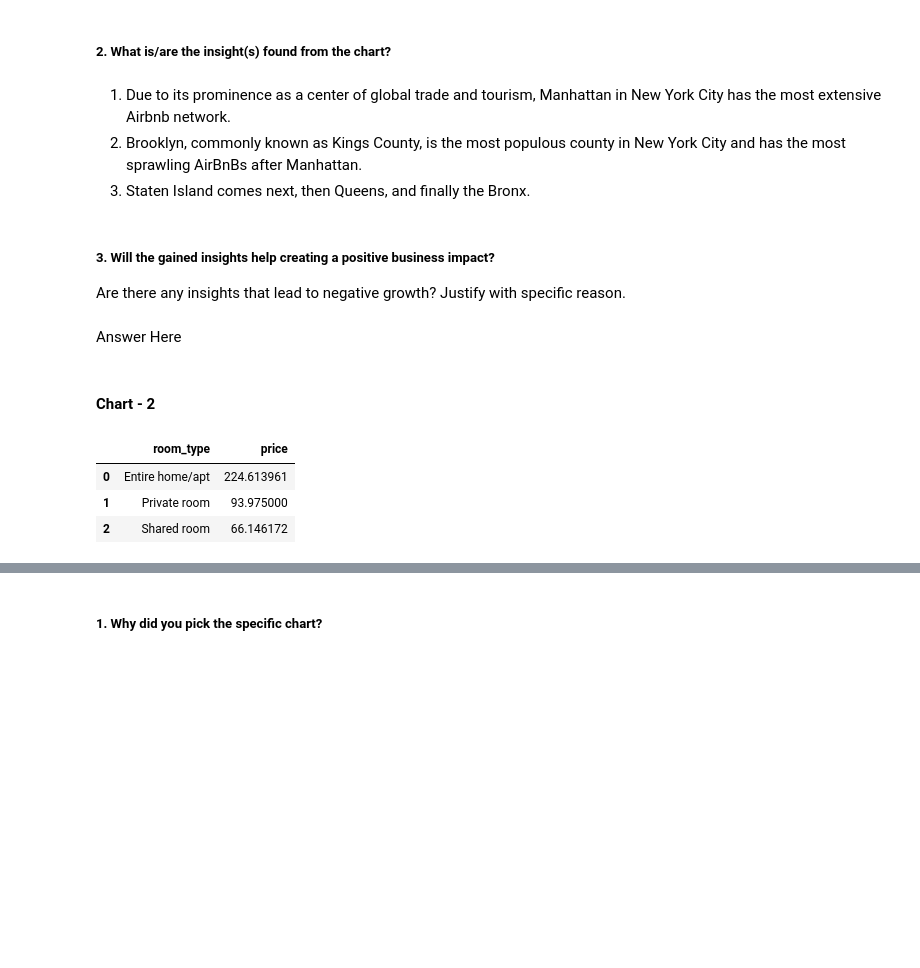
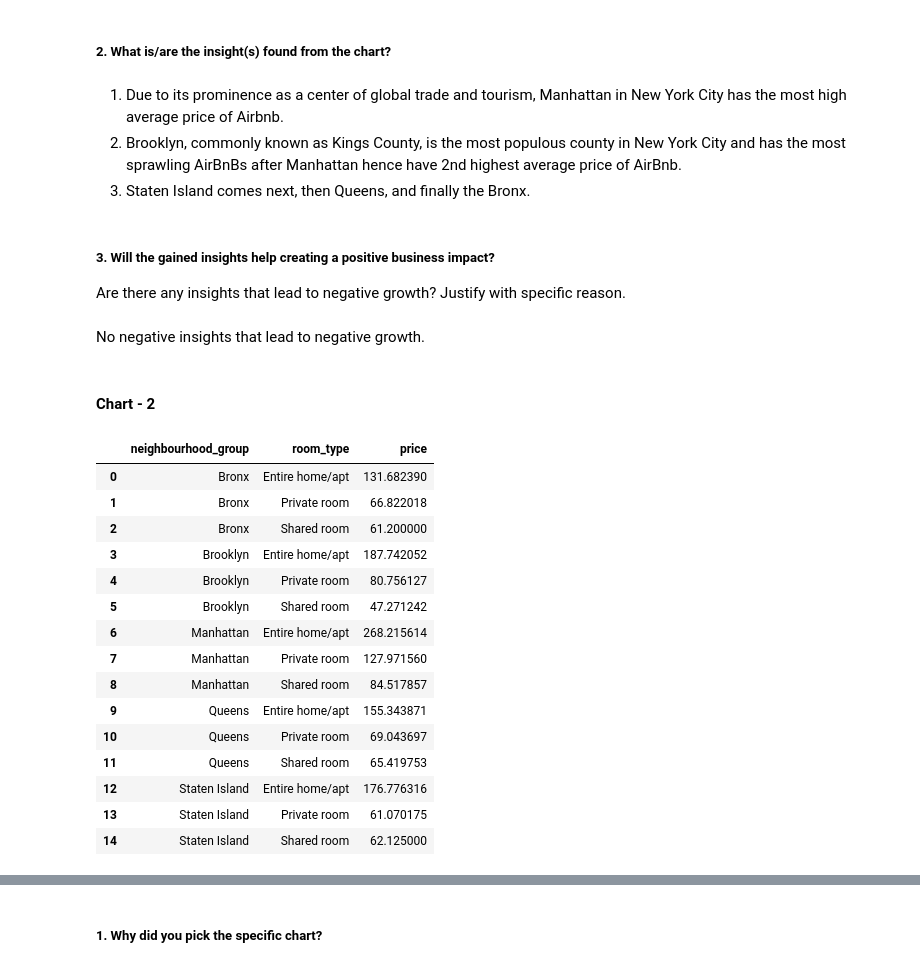
Before and after one commit to Dheerajraghava/Dheerajraghav_Airbnb_Bookings_Analysis_Capstone_Project, a Jupyter notebook: Copy_of_Sample_EDA_Submission_Template.ipynb, the cells around one changed output, grey strips where cells are left out. Saved outputs shown, nothing was run; the diff lists cells and outputs as text; code cells hidden in the pictures; blank space fills up the shorter version.

```diff
--- a/Copy_of_Sample_EDA_Submission_Template.ipynb
+++ b/Copy_of_Sample_EDA_Submission_Template.ipynb
@@ -721,25 +721,37 @@ We have 'Neighbourhood_group' as a categorical variable, hence a bar chart was c
 # %% [markdown]
 ##### 2. What is/are the insight(s) found from the chart?
 # %% [markdown]
-1. Due to its prominence as a center of global trade and tourism, Manhattan in New York City has the most extensive Airbnb network.
-2. Brooklyn, commonly known as Kings County, is the most populous county in New York City and has the most sprawling AirBnBs after Manhattan.
+1. Due to its prominence as a center of global trade and tourism, Manhattan in New York City has the most high average price of Airbnb.
+2. Brooklyn, commonly known as Kings County, is the most populous county in New York City and has the most sprawling AirBnBs after Manhattan hence have 2nd highest average price of AirBnb.
 3. Staten Island comes next, then Queens, and finally the Bronx.
 # %% [markdown]
 ##### 3. Will the gained insights help creating a positive business impact?
 Are there any insights that lead to negative growth? Justify with specific reason.
-# %% [markdown]
-Answer Here
+# %% [markdown]
+No negative insights that lead to negative growth.
 # %% [markdown]
 #### Chart - 2
 # %%
 # Chart - 2 visualization code
 
 #Analise Room type at Airbnb VS Average Prices
-room_type_price=data1.groupby('room_type')['price'].mean().reset_index()
+room_type_price=data1.groupby(['neighbourhood_group','room_type'])['price'].mean().reset_index()
 room_type_price
 # %% [output]
-|  | room_type | price |
-| 0 | Entire home/apt | 224.613961 |
-| 1 | Private room | 93.975000 |
-| 2 | Shared room | 66.146172 |
+|  | neighbourhood_group | room_type | price |
+| 0 | Bronx | Entire home/apt | 131.682390 |
+| 1 | Bronx | Private room | 66.822018 |
+| 2 | Bronx | Shared room | 61.200000 |
+| 3 | Brooklyn | Entire home/apt | 187.742052 |
+| 4 | Brooklyn | Private room | 80.756127 |
+| 5 | Brooklyn | Shared room | 47.271242 |
+| 6 | Manhattan | Entire home/apt | 268.215614 |
+| 7 | Manhattan | Private room | 127.971560 |
+| 8 | Manhattan | Shared room | 84.517857 |
+| 9 | Queens | Entire home/apt | 155.343871 |
+| 10 | Queens | Private room | 69.043697 |
+| 11 | Queens | Shared room | 65.419753 |
+| 12 | Staten Island | Entire home/apt | 176.776316 |
+| 13 | Staten Island | Private room | 61.070175 |
+| 14 | Staten Island | Shared room | 62.125000 |
 # %%
```
Also changed, not shown: parts of 8 cells of this notebook.
